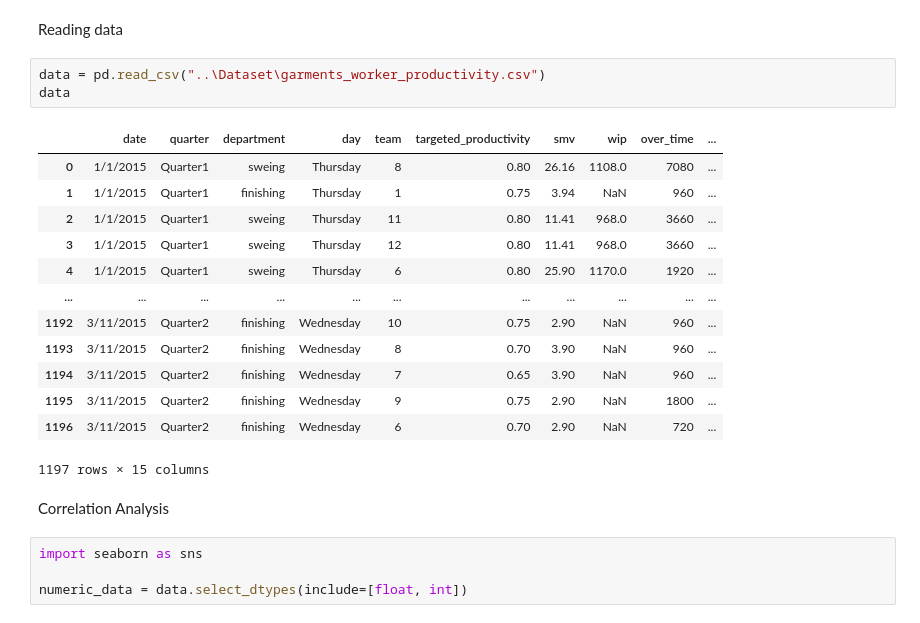
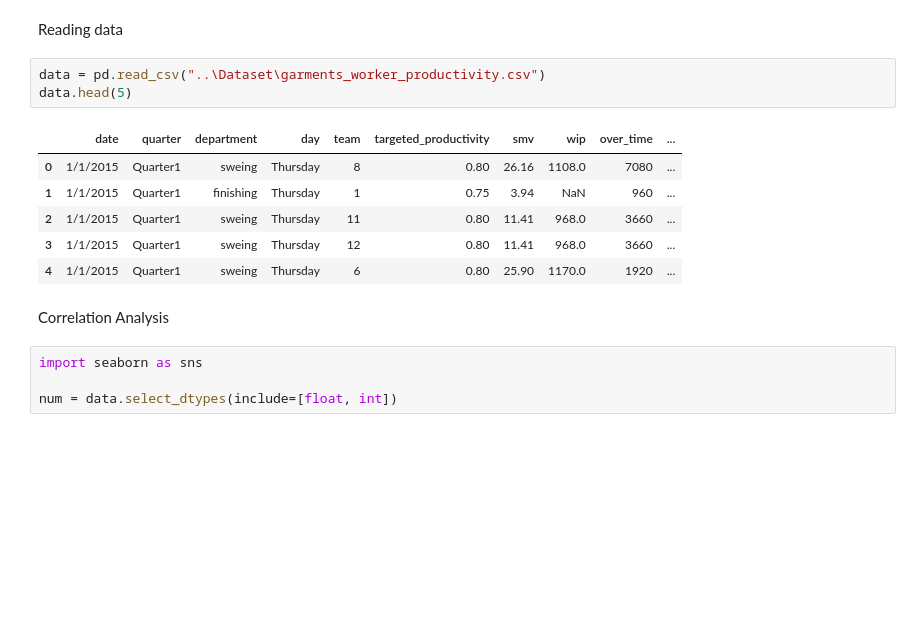
Before and after one commit to gwynbleidd14/Employee-Performance-Prediction, a Jupyter notebook: Training FIles/emp_pred.ipynb, the cells around one changed output. Drawn from its saved outputs; the diff is of its cells as text; blank space fills up the shorter version.

Commit message:
Descriptive analysis of the data

```diff
--- a/Training FIles/emp_pred.ipynb
+++ b/Training FIles/emp_pred.ipynb
@@ -17,25 +17,18 @@ import pickle
 Reading data
 # %%
 data = pd.read_csv("..\Dataset\garments_worker_productivity.csv")
-data
+data.head(5)
 # %% [output]
 |  | date | quarter | department | day | team | targeted_productivity | smv | wip | over_time | ... |
 | 0 | 1/1/2015 | Quarter1 | sweing | Thursday | 8 | 0.80 | 26.16 | 1108.0 | 7080 | ... |
 | 1 | 1/1/2015 | Quarter1 | finishing | Thursday | 1 | 0.75 | 3.94 | NaN | 960 | ... |
 | 2 | 1/1/2015 | Quarter1 | sweing | Thursday | 11 | 0.80 | 11.41 | 968.0 | 3660 | ... |
 | 3 | 1/1/2015 | Quarter1 | sweing | Thursday | 12 | 0.80 | 11.41 | 968.0 | 3660 | ... |
 | 4 | 1/1/2015 | Quarter1 | sweing | Thursday | 6 | 0.80 | 25.90 | 1170.0 | 1920 | ... |
-| ... | ... | ... | ... | ... | ... | ... | ... | ... | ... | ... |
-| 1192 | 3/11/2015 | Quarter2 | finishing | Wednesday | 10 | 0.75 | 2.90 | NaN | 960 | ... |
-| 1193 | 3/11/2015 | Quarter2 | finishing | Wednesday | 8 | 0.70 | 3.90 | NaN | 960 | ... |
-| 1194 | 3/11/2015 | Quarter2 | finishing | Wednesday | 7 | 0.65 | 3.90 | NaN | 960 | ... |
-| 1195 | 3/11/2015 | Quarter2 | finishing | Wednesday | 9 | 0.75 | 2.90 | NaN | 1800 | ... |
-| 1196 | 3/11/2015 | Quarter2 | finishing | Wednesday | 6 | 0.70 | 2.90 | NaN | 720 | ... |
-1197 rows × 15 columns
 # %% [markdown]
 Correlation Analysis
 # %%
 import seaborn as sns
 
-numeric_data = data.select_dtypes(include=[float, int])
+num = data.select_dtypes(include=[float, int])
 # %%
```
Also changed, not shown: parts of 3 cells of this notebook.
